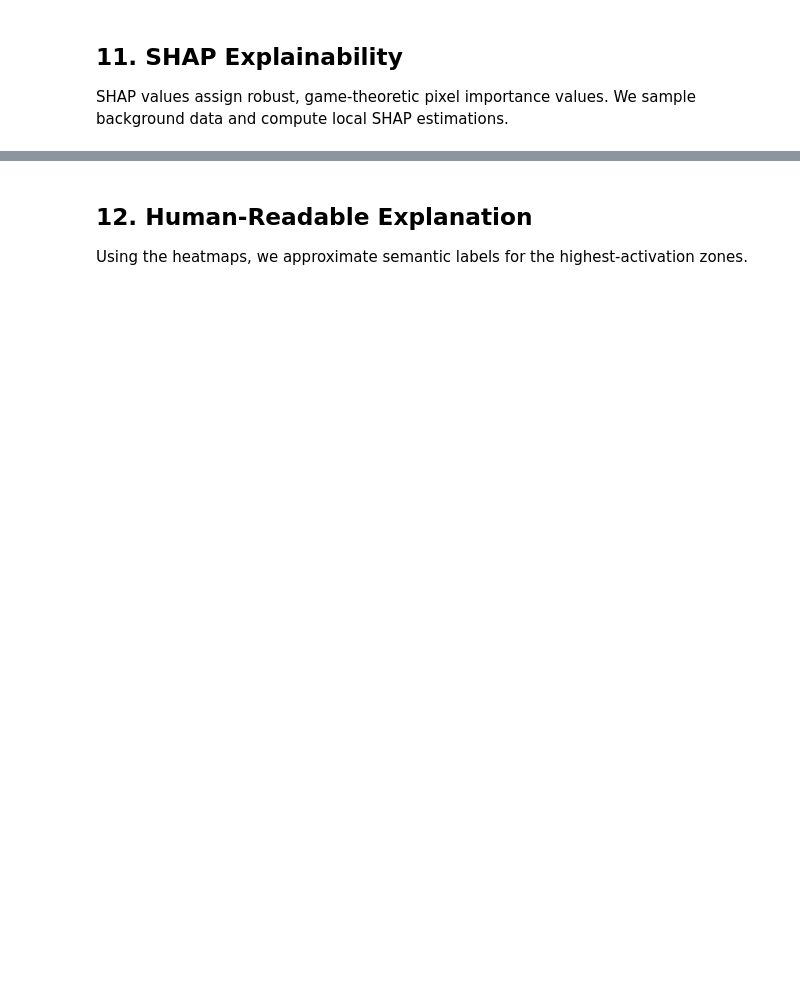
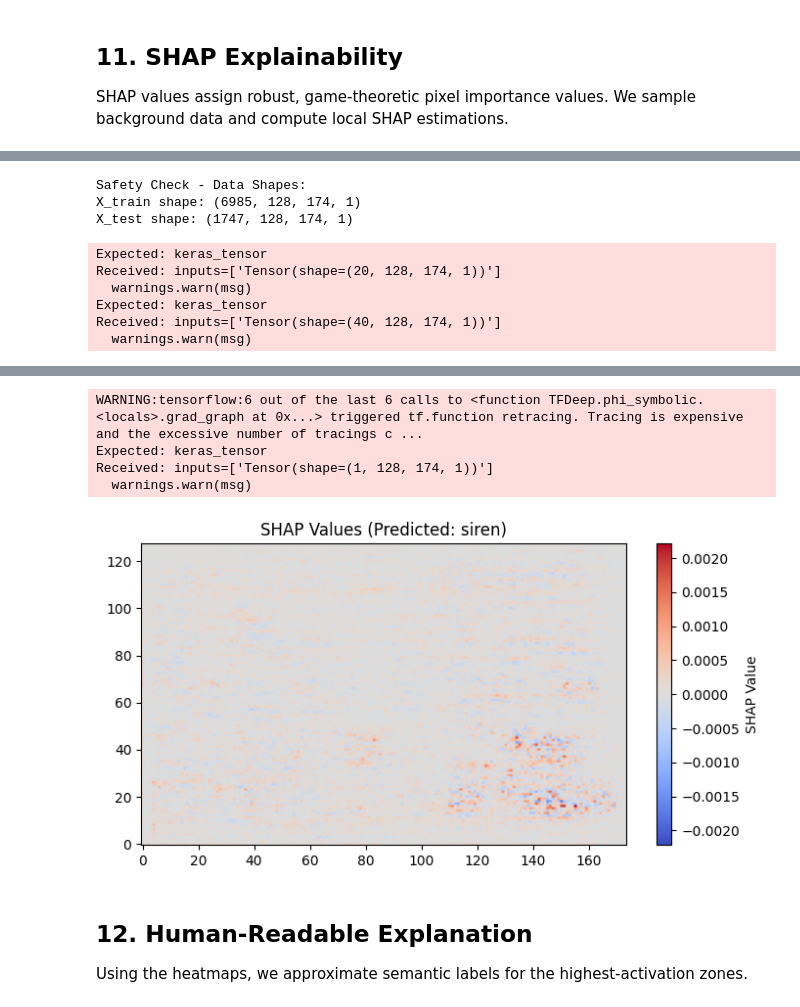
Before and after one commit to depressedKarimul/Interpretable-Audio-Understanding, a Jupyter notebook: Explainable_ESC.ipynb, the cells around one changed output, grey strips where cells are left out. Cells and saved outputs as stored; diff of their text form; code cells hidden in the pictures; blank space fills up the shorter version.

```diff
--- a/Explainable_ESC.ipynb
+++ b/Explainable_ESC.ipynb
@@ -627,0 +510,71 @@ Predicted class: 8 → siren
+# %%
+# Safety check to prevent NameErrors if cells were run out of order
+if 'X_train' not in locals():
+    raise NameError("X_train is not defined! Ensure you have run the Dataset Preparation and Splitting cells first.")
+
+print("Safety Check - Data Shapes:")
+print(f"X_train shape: {X_train.shape}")
+print(f"X_test shape: {X_test.shape}")
+
+# Provide a small background subset ensuring it's from X_train
+background = X_train[np.random.choice(X_train.shape[0], 20, replace=False)]
+
+# Make sure model is 'built/called' before explainers run
+_ = model.predict(img_array, verbose=0)
+
+# SHAP can return different shapes depending on SHAP / TF / Keras versions.
+# We'll handle the common cases safely.
+try:
+    explainer = shap.DeepExplainer(model, background)
+    shap_values = explainer.shap_values(img_array)
+except Exception as e:
+    print("DeepExplainer failed, falling back to GradientExplainer:", e)
+    explainer = shap.GradientExplainer(model, background)
+    shap_values = explainer.shap_values(img_array)
+
+predicted_class_idx = int(np.argmax(model.predict(img_array, verbose=0)[0]))
+
+def _to_spec(sv, class_idx):
+    # Case 1: list of per-class attributions: len == num_classes
+    if isinstance(sv, list):
+        if len(sv) == 0:
+            return np.zeros((128, 174))
+        if len(sv) > 1:
+            # Standard multi-class case: pick predicted class
+            arr = sv[class_idx]
+            return arr[0, :, :, 0]
+        # len == 1: some versions return a single attribution tensor
+        arr = sv[0]
+        # arr could be (1,128,174,1) or (1,128,174,1,10)
+        if arr.ndim == 4:
+            return arr[0, :, :, 0]
+        if arr.ndim == 5 and arr.shape[-1] > class_idx:
+            return arr[0, :, :, 0, class_idx]
+        return arr.reshape(arr.shape[0], -1)[0].reshape(128, 174) if arr.size == 128 * 174 else np.zeros((128, 174))
+
+    # Case 2: ndarray returned directly
+    arr = np.array(sv)
+    if arr.ndim == 4:
+        return arr[0, :, :, 0]
+    if arr.ndim == 5 and arr.shape[-1] > class_idx:
+        return arr[0, :, :, 0, class_idx]
+    return np.zeros((128, 174))
+
+shap_spec = _to_spec(shap_values, predicted_class_idx)
+
+plt.figure(figsize=(8, 4))
+vmax = np.max(np.abs(shap_spec))
+plt.imshow(shap_spec, aspect='auto', cmap='coolwarm', vmin=-vmax, vmax=vmax, origin='lower')
+plt.colorbar(label='SHAP Value')
+plt.title(f'SHAP Values (Predicted: {pred_class})')
+plt.show()
+# %% [output]
+Safety Check - Data Shapes:
+X_train shape: (6985, 128, 174, 1)
+X_test shape: (1747, 128, 174, 1)
+Expected: keras_tensor
+Received: inputs=['Tensor(shape=(20, 128, 174, 1))']
+  warnings.warn(msg)
+Expected: keras_tensor
+Received: inputs=['Tensor(shape=(40, 128, 174, 1))']
+  warnings.warn(msg)
@@ -628,3 +584,8 @@ Predicted class: 8 → siren
+WARNING:tensorflow:6 out of the last 6 calls to <function TFDeep.phi_symbolic.<locals>.grad_graph at 0x...> triggered tf.function retracing. Tracing is expensive and the excessive number of tracings c ...
+Expected: keras_tensor
+Received: inputs=['Tensor(shape=(1, 128, 174, 1))']
+  warnings.warn(msg)
+[figure, added]
 # %% [markdown]
 ## 12. Human-Readable Explanation
 Using the heatmaps, we approximate semantic labels for the highest-activation zones.
```
Also changed, not shown: parts of 16 cells of this notebook, 4 other files.
